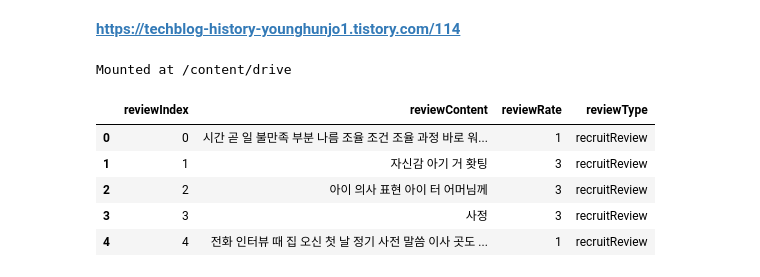
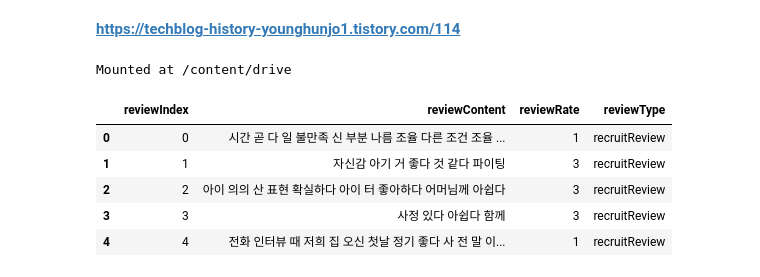
Before and after one commit to dr-song-summer-project/AI, a Jupyter notebook: Clustering/K_Means_NLP.ipynb, the cells around one changed output. Saved outputs shown, nothing was run; the diff lists cells and outputs as text; code cells hidden in the pictures.

```diff
--- a/Clustering/K_Means_NLP.ipynb
+++ b/Clustering/K_Means_NLP.ipynb
@@ -13,18 +13,18 @@ similarity_cmp = 'reviewRate'
 # %%
 # 학습용 데이터셋 불러오기
 import pandas as pd
-document_df = pd.read_excel('/content/drive/My Drive/닥터송 여름 프로젝트/4. 대-스타 해결 2/09.(주)맘편한세상_데이터/unlabeled_data_keyword_sen.xlsx')
+document_df = pd.read_excel('/content/drive/My Drive/닥터송 여름 프로젝트/4. 대-스타 해결 2/DRSONG_AI_Project/AI/전처리/data/unlabeled_data_prepro_keyword.xlsx')
 # document_df.head()
 
-document_df.drop(['encodedSenderId', 'encodedTargetId', 'DateTime'], axis=1, inplace=True)
+document_df.drop(['Unnamed: 0', 'encodedSenderId', 'encodedTargetId', 'DateTime'], axis=1, inplace=True)
 document_df.head()
 # %% [output]
 |  | reviewIndex | reviewContent | reviewRate | reviewType |
-| 0 | 0 | 시간 곧 일 불만족 부분 나름 조율 조건 조율 과정 바로 워... | 1 | recruitReview |
-| 1 | 1 | 자신감 아기 거 홧팅 | 3 | recruitReview |
-| 2 | 2 | 아이 의사 표현 아이 터 어머님께 | 3 | recruitReview |
-| 3 | 3 | 사정 | 3 | recruitReview |
-| 4 | 4 | 전화 인터뷰 때 집 오신 첫 날 정기 사전 말씀 이사 곳도 ... | 1 | recruitReview |
+| 0 | 0 | 시간 곧 다 일 불만족 신 부분 나름 조율 다른 조건 조율 ... | 1 | recruitReview |
+| 1 | 1 | 자신감 아기 거 좋다 것 같다 파이팅 | 3 | recruitReview |
+| 2 | 2 | 아이 의의 산 표현 확실하다 아이 터 좋아하다 어머님께 아쉽다 | 3 | recruitReview |
+| 3 | 3 | 사정 있다 아쉽다 함께 | 3 | recruitReview |
+| 4 | 4 | 전화 인터뷰 때 저희 집 오신 첫날 정기 좋다 사 전 말 이... | 1 | recruitReview |
 # %%
 # 텍스트 단어들의 어근 원형을 추출하기 위해 함수 생성
 from sklearn.feature_extraction.text import TfidfVectorizer
```
Also changed, not shown: parts of 11 cells of this notebook.
